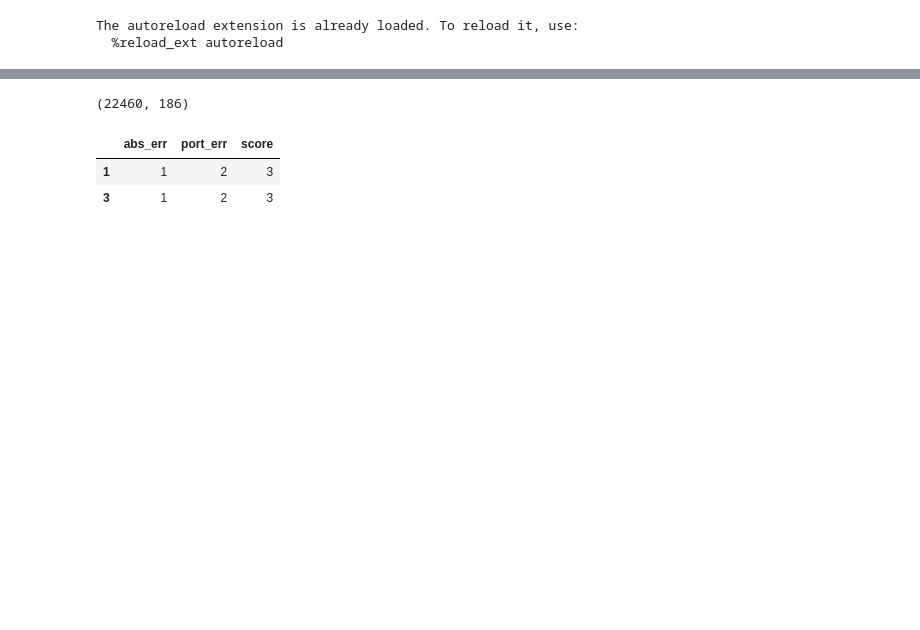
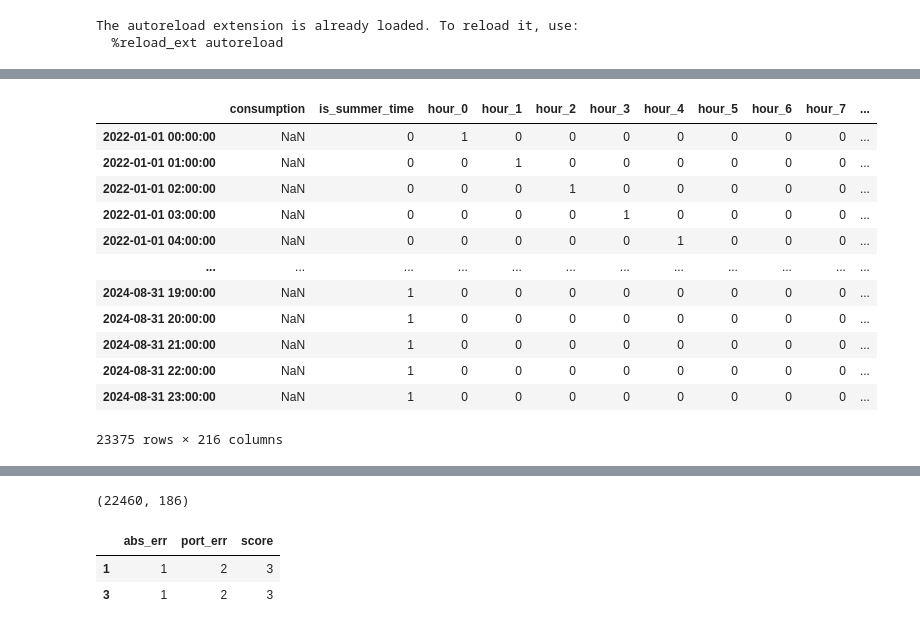
Before and after one commit to shyngys-aitkazinov/data-workspace, a Jupyter notebook: main.ipynb, the cells around one changed output, grey strips where cells are left out. Saved outputs shown, nothing was run; the diff lists cells and outputs as text; code cells hidden in the pictures; blank space fills up the shorter version.

```diff
--- a/main.ipynb
+++ b/main.ipynb
@@ -100,11 +120,21 @@ de = DatasetEncoding(
     features=features,
     rollout=rollout,
     holiday=holidays,
+    start_training=start_training,
     end_training=end_training,
     start_forecast=start_forecast,
     end_forecast=end_forecast,
 )
-df = de.generate_time_series_features(
-    start_time=start_training,
-    end_time=end_training,
-)
+# df = de.generate_time_series_features(
+#     start_time=start_training,
+#     end_time=end_training,
+# )
+
+# df = de.generate_dataset(
+#     start_time=start_training,
+#     end_time=end_training,
+#     range_forecast=range_forecast,
+#     features=features,
+#     rollout=rollout,
+#     holidays=holidays,
+# )
@@ -127,0 +210,11 @@ training_set
+# %%
+de.generate_dataset(
+    customer_id=1,
+    window_size=24 * 7,
+    forecast_skip=1,
+    forecast_horizon=1,
+    additional_feats=["mean", "std", "min", "max", "kurtosis"],
+    start_time=start_training,
+    end_time=end_forecast,
+)
+# %% [output]
@@ -127,0 +225,13 @@ training_set
+|  | consumption | is_summer_time | hour_0 | hour_1 | hour_2 | hour_3 | hour_4 | hour_5 | hour_6 | hour_7 | ... |
+| 2022-01-01 00:00:00 | NaN | 0 | 1 | 0 | 0 | 0 | 0 | 0 | 0 | 0 | ... |
+| 2022-01-01 01:00:00 | NaN | 0 | 0 | 1 | 0 | 0 | 0 | 0 | 0 | 0 | ... |
+| 2022-01-01 02:00:00 | NaN | 0 | 0 | 0 | 1 | 0 | 0 | 0 | 0 | 0 | ... |
+| 2022-01-01 03:00:00 | NaN | 0 | 0 | 0 | 0 | 1 | 0 | 0 | 0 | 0 | ... |
+| 2022-01-01 04:00:00 | NaN | 0 | 0 | 0 | 0 | 0 | 1 | 0 | 0 | 0 | ... |
+| ... | ... | ... | ... | ... | ... | ... | ... | ... | ... | ... | ... |
+| 2024-08-31 19:00:00 | NaN | 1 | 0 | 0 | 0 | 0 | 0 | 0 | 0 | 0 | ... |
+| 2024-08-31 20:00:00 | NaN | 1 | 0 | 0 | 0 | 0 | 0 | 0 | 0 | 0 | ... |
+| 2024-08-31 21:00:00 | NaN | 1 | 0 | 0 | 0 | 0 | 0 | 0 | 0 | 0 | ... |
+| 2024-08-31 22:00:00 | NaN | 1 | 0 | 0 | 0 | 0 | 0 | 0 | 0 | 0 | ... |
+| 2024-08-31 23:00:00 | NaN | 1 | 0 | 0 | 0 | 0 | 0 | 0 | 0 | 0 | ... |
+23375 rows × 216 columns
```
Also changed, not shown: parts of 17 cells of this notebook, 3 other files.
